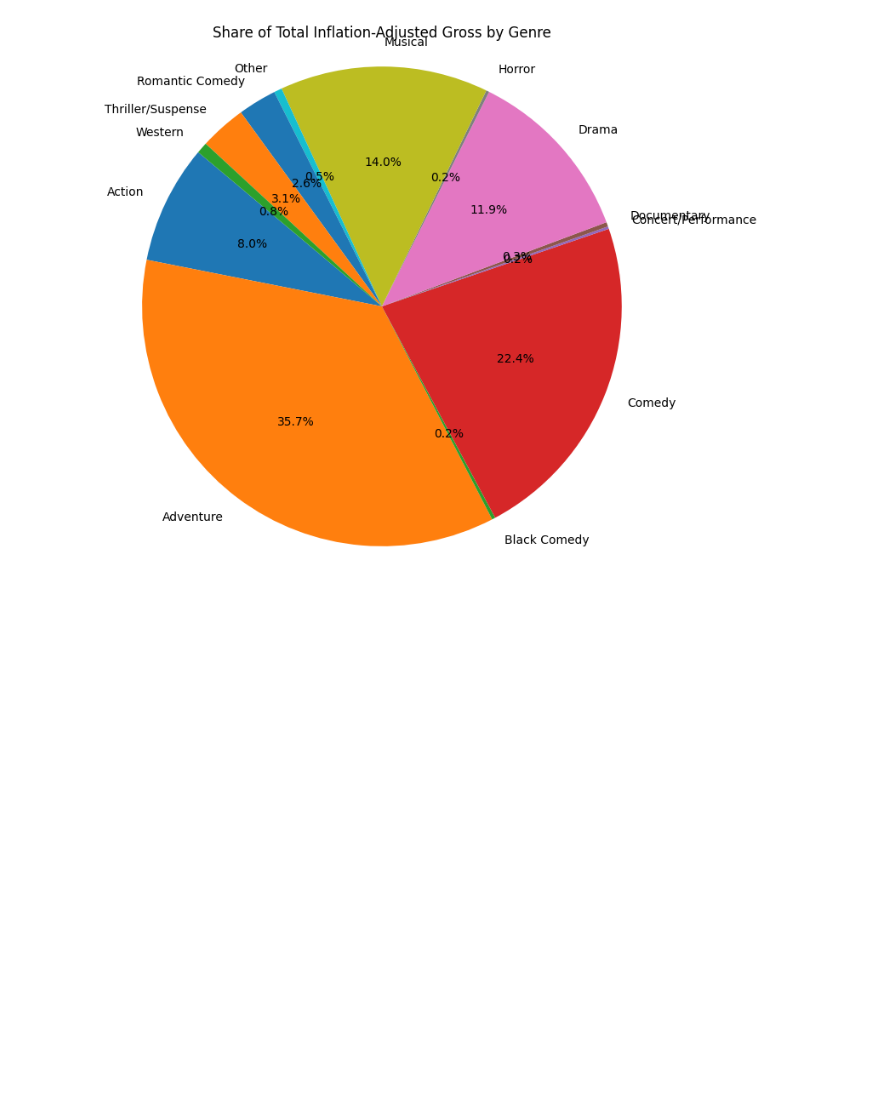
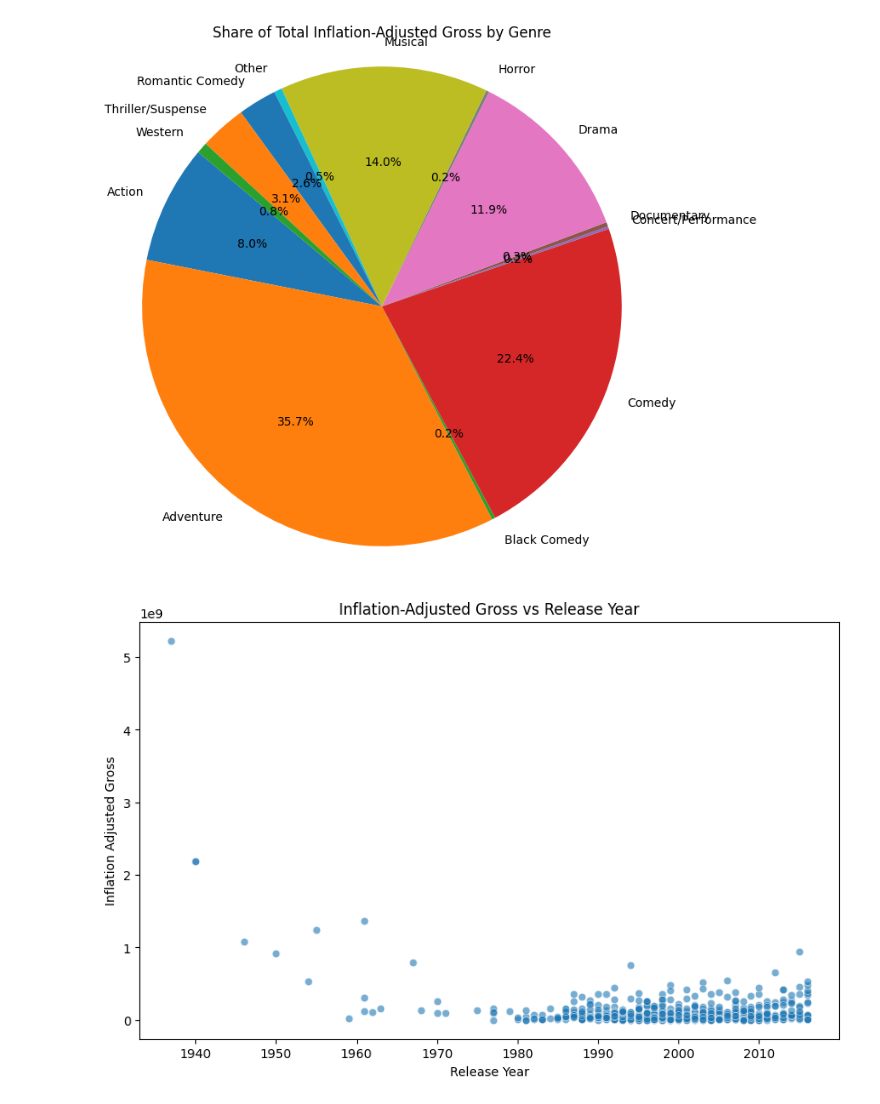
Before and after one commit to devdhruvsingh/Disney-data-analysis, a Jupyter notebook: data_preprocessing_analysis.ipynb, the cells around one changed output. Saved outputs shown, nothing was run; the diff lists cells and outputs as text; code cells hidden in the pictures; blank space fills up the shorter version.

```diff
--- a/data_preprocessing_analysis.ipynb
+++ b/data_preprocessing_analysis.ipynb
@@ -245,3 +245,19 @@ plt.axis('equal')
 plt.show()
 # %% [output]
 [figure]
+# %%
+# Do old movies perform better than new one
+plt.figure(figsize=(10,6))
+sns.scatterplot(
+    data=df,
+    x='release_year',
+    y='inflation_adjusted_gross',
+    alpha=0.6
+)
+
+plt.title("Inflation-Adjusted Gross vs Release Year")
+plt.xlabel("Release Year")
+plt.ylabel("Inflation Adjusted Gross")
+plt.show()
+# %% [output]
+[figure, added]
```
Also changed, not shown: parts of 6 cells of this notebook.
